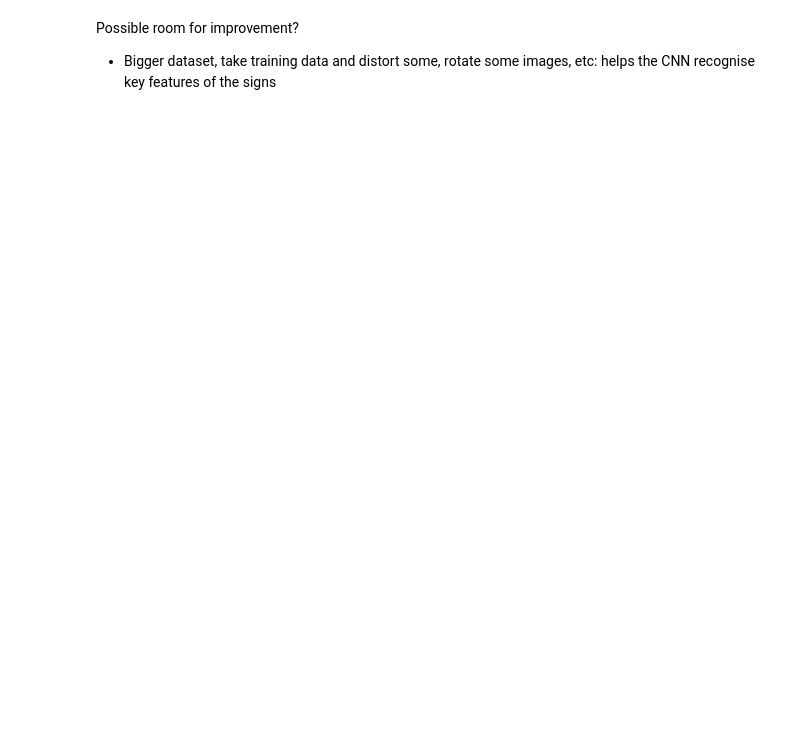
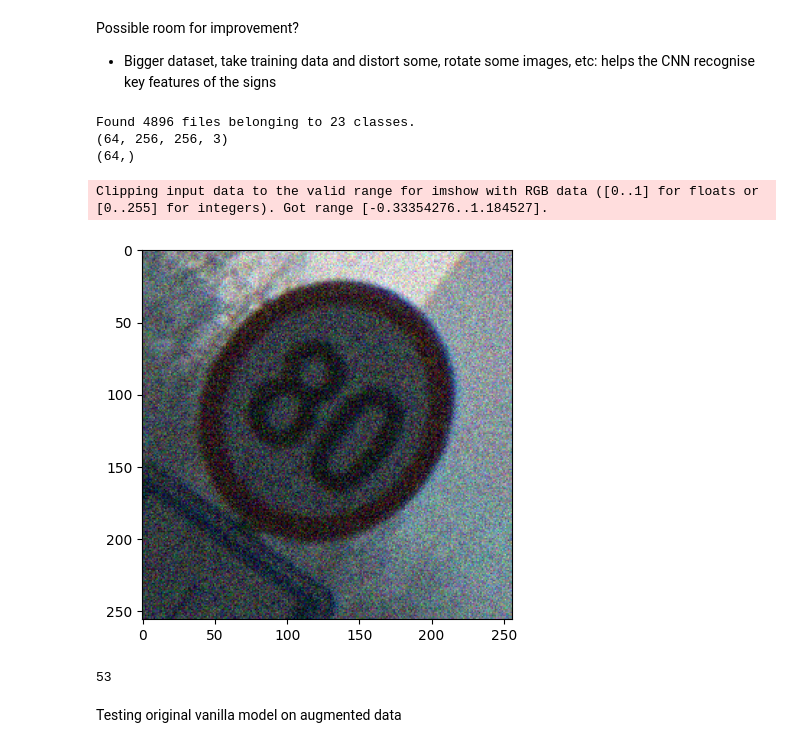
Before and after one commit to mariooohzc/ConvolutionNeuralNetworkImageClassificationProject, a Jupyter notebook: experimental/filetest.ipynb, the cells around one changed output. Cells and saved outputs as stored; diff of their text form; code cells hidden in the pictures; blank space fills up the shorter version.

Commit message:
Initial training

```diff
--- a/experimental/filetest.ipynb
+++ b/experimental/filetest.ipynb
@@ -304,0 +323,23 @@ Possible room for improvement?
+# %%
+augmented_data=tf.keras.utils.image_dataset_from_directory("../experimental/data_classes",
+                                                image_size=(256, 256),
+                                                batch_size=64,
+                                                )
+
+augmented_data = augmented_data.map(augment_with_noise)
+
+augmented_next=augmented_data.as_numpy_iterator()
+augmented_next_batch=augmented_next.next()
+print(augmented_batch[0].shape) #indepenedant variables i.e pixel values
+print(augmented_batch[1].shape) #y labels
+# %% [output]
+Found 4896 files belonging to 23 classes.
+(64, 256, 256, 3)
+(64,)
+# %%
+example_image = augmented_batch[0][23]
+plt.imshow(example_image)
+plt.show()
+# %% [output]
+Clipping input data to the valid range for imshow with RGB data ([0..1] for floats or [0..255] for integers). Got range [-0.33354276..1.184527].
+[figure, added]
@@ -304,0 +350,4 @@ Possible room for improvement?
+# %%
+print(len(augmented_train))
+# %% [output]
+53
@@ -304,0 +358,2 @@ Possible room for improvement?
+# %% [markdown]
+Testing original vanilla model on augmented data
```
Also changed, not shown: parts of 16 cells of this notebook, 3 other files.
